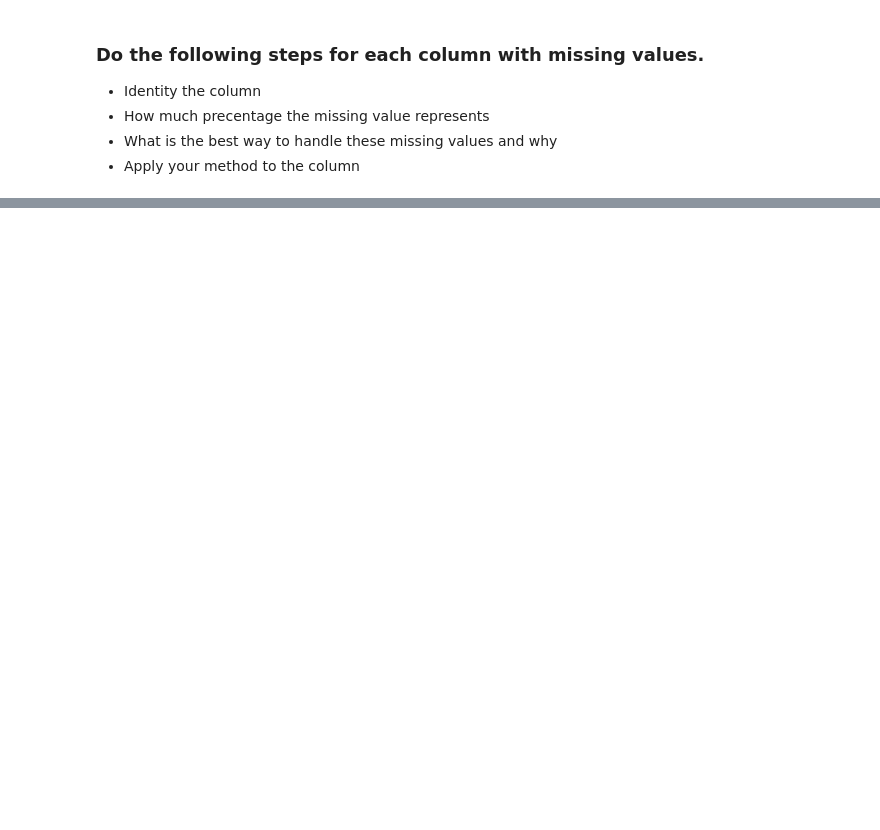
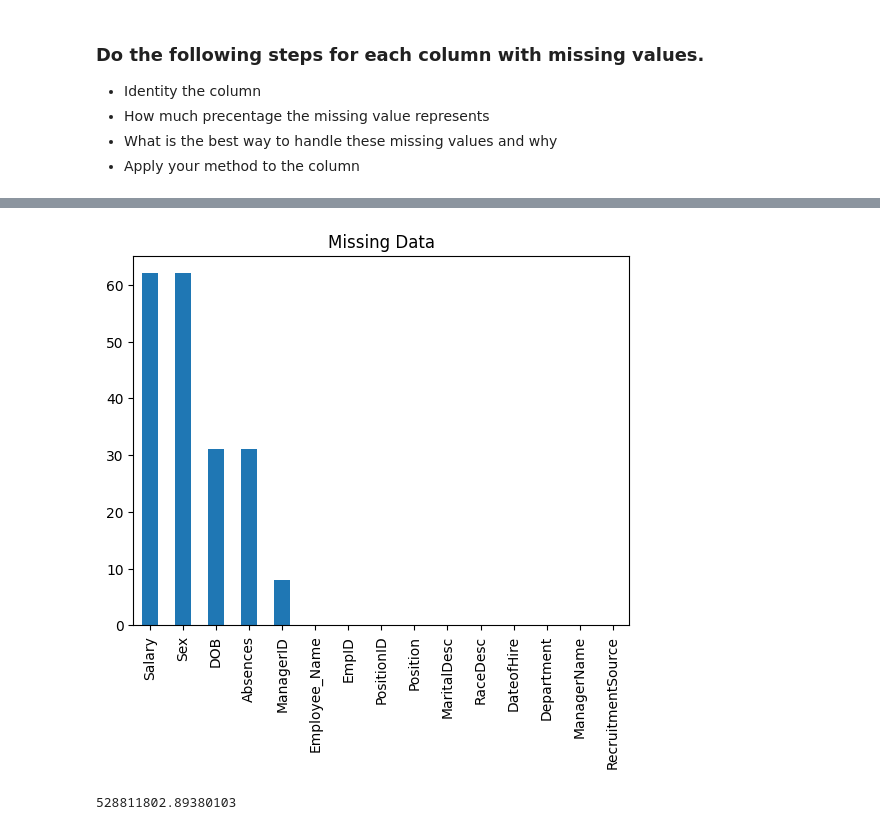
Before and after one commit to Tuwaiq-Data-Science-Bootcamp-V3/Missing-Data-Lab1, a Jupyter notebook: Missing_Data_Assignment.ipynb, the cells around one changed output, grey strips where cells are left out. Saved outputs shown, nothing was run; the diff lists cells and outputs as text; code cells hidden in the pictures; blank space fills up the shorter version.

```diff
--- a/Missing_Data_Assignment.ipynb
+++ b/Missing_Data_Assignment.ipynb
@@ -103,0 +163,8 @@ df.shape
+# %%
+df.drop(['DateofTermination'], axis=1, inplace=True)
+
+df['Employee_Name'] = df['Employee_Name'].fillna('Na')
+
+df.isnull().sum().sort_values(ascending=False).plot(kind="bar", title="Missing Data");
+# %% [output]
+[figure, added]
@@ -103,0 +173,4 @@ df.shape
+# %%
+df['Salary'].var()
+# %% [output]
+528811802.89380103
```
Also changed, not shown: parts of 28 cells of this notebook.
